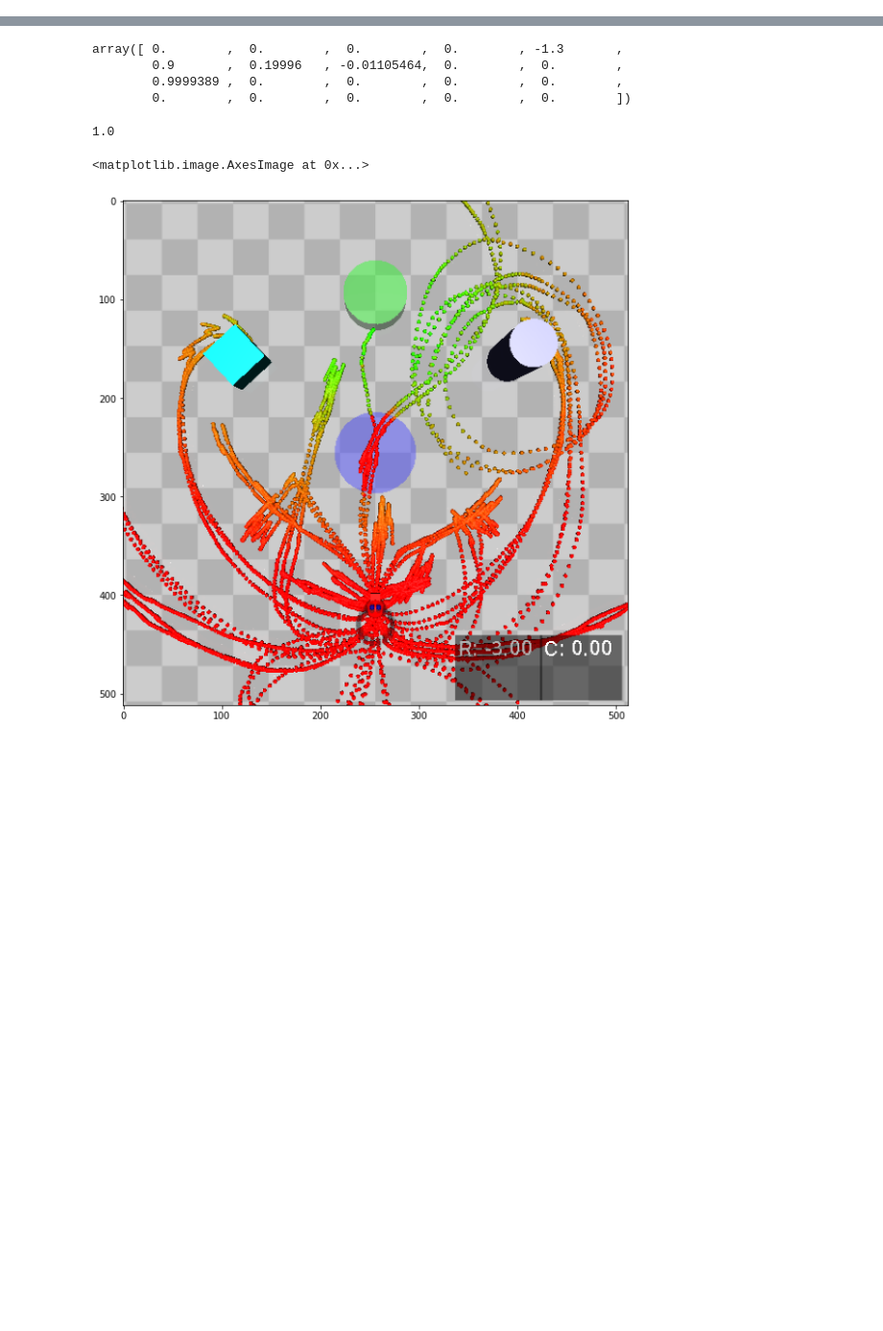
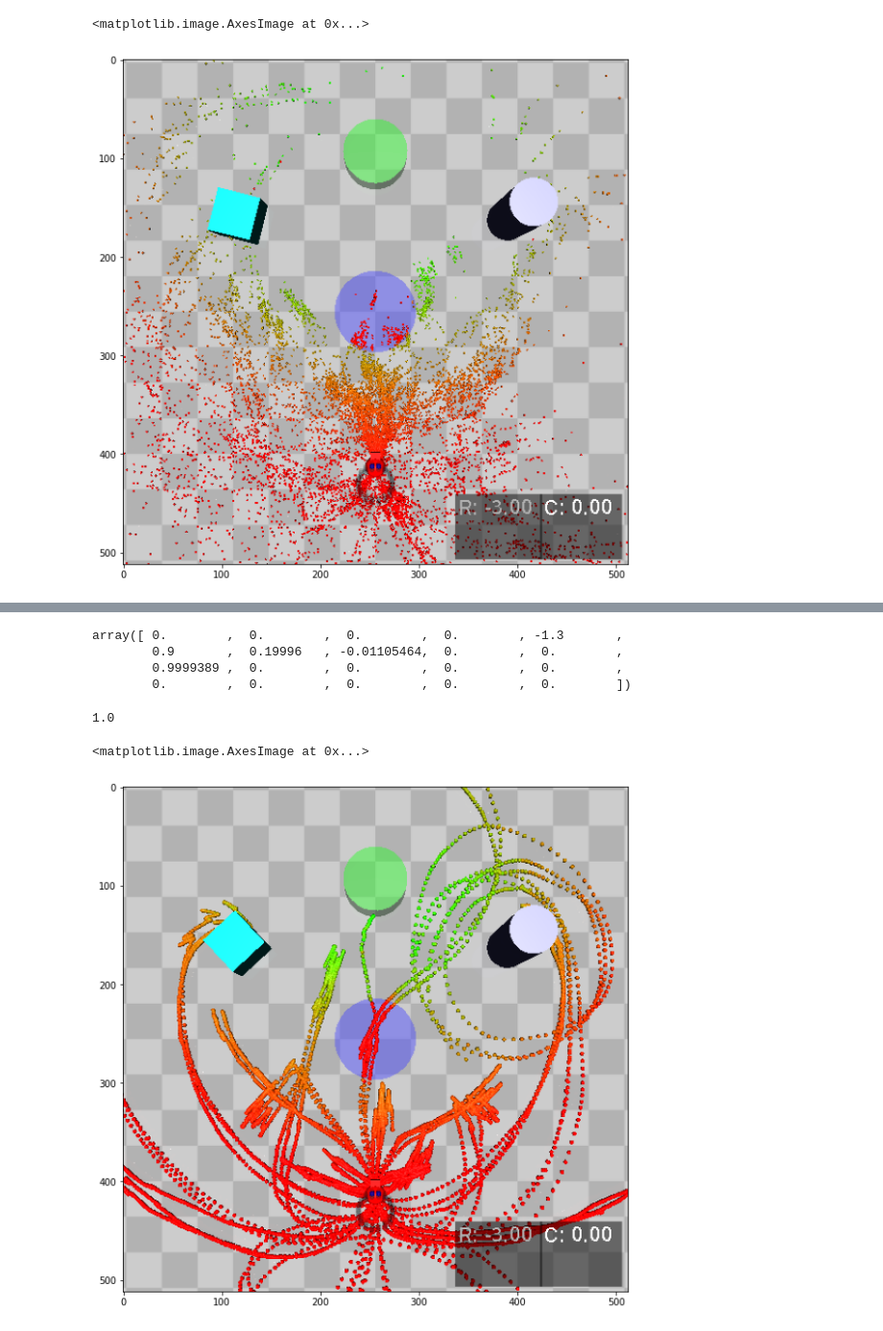
Before and after one commit to jamesborg46/robust_rewards_from_preferences, a Jupyter notebook: notebooks/AnalysingRewardPredictions.ipynb, the cells around one changed output, grey strips where cells are left out. Shown at 96% size. Saved outputs shown, nothing was run; the diff lists cells and outputs as text; code cells hidden in the pictures; blank space fills up the shorter version.

```diff
--- a/notebooks/AnalysingRewardPredictions.ipynb
+++ b/notebooks/AnalysingRewardPredictions.ipynb
@@ -178 +274,30 @@ total_ordering = np.argsort(rewards)
+# %%
+clipped_val_rewards = np.clip(val_rewards, -3, None)
+# clipped_val_rewards = val_rewards
+scaled_val_rewards = (clipped_val_rewards - clipped_val_rewards.min())
+scaled_val_rewards /= scaled_val_rewards.max()
+
+env.reset()
+val_positions = []
+for state in val_states:
+    env.world.sim.set_state_from_flattened(state)
+    env.sim.forward()
+    val_positions.append(env.robot_pos)
+
+env.reset()
+env.render('rgb_array')
+for pos, gt_reward in zip(val_positions, scaled_val_rewards):
+    color = np.array([1-gt_reward, gt_reward, 0, 1])
+    env.viewer.add_marker(pos=pos,
+                          size=0.01 * np.ones(3),
+                          type=const.GEOM_SPHERE,
+                          rgba=color,
+                          label='')
+
+render = env.render('rgb_array')
+figure(figsize=(10,10))
+plt.imshow(render)
+# %% [output]
+<matplotlib.image.AxesImage at 0x...>
+[figure, added]
 # %%
```
Also changed, not shown: parts of 16 cells of this notebook, 2 other files.
